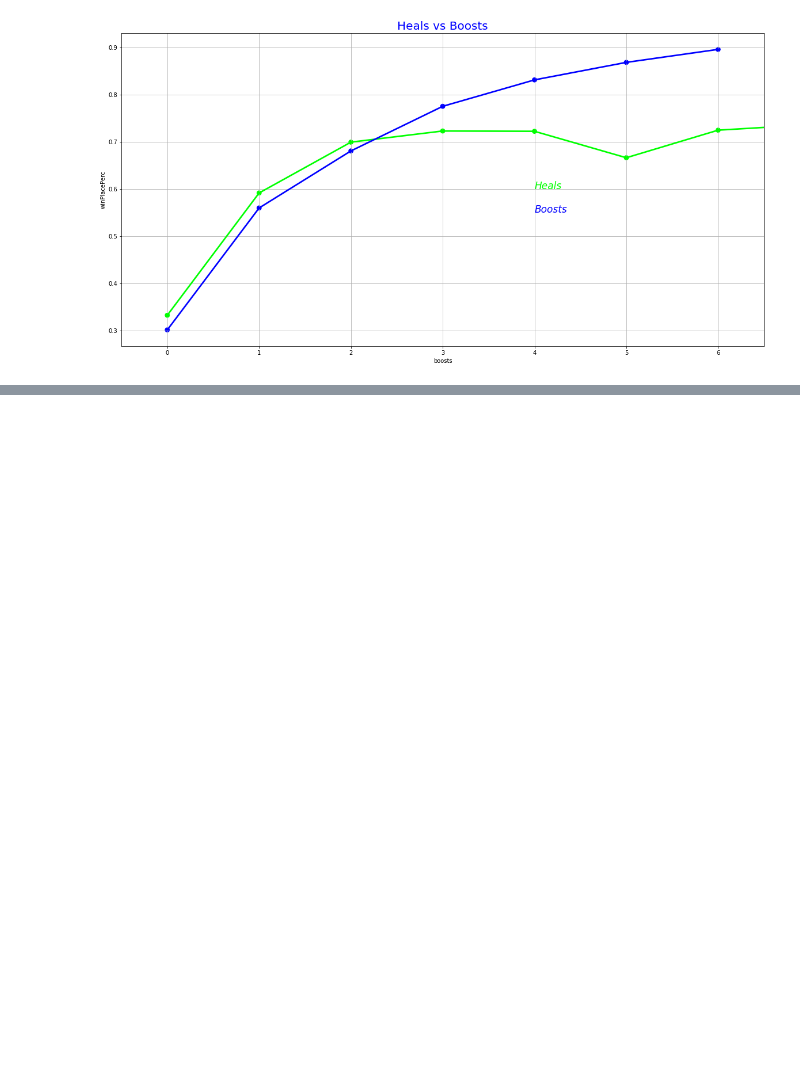
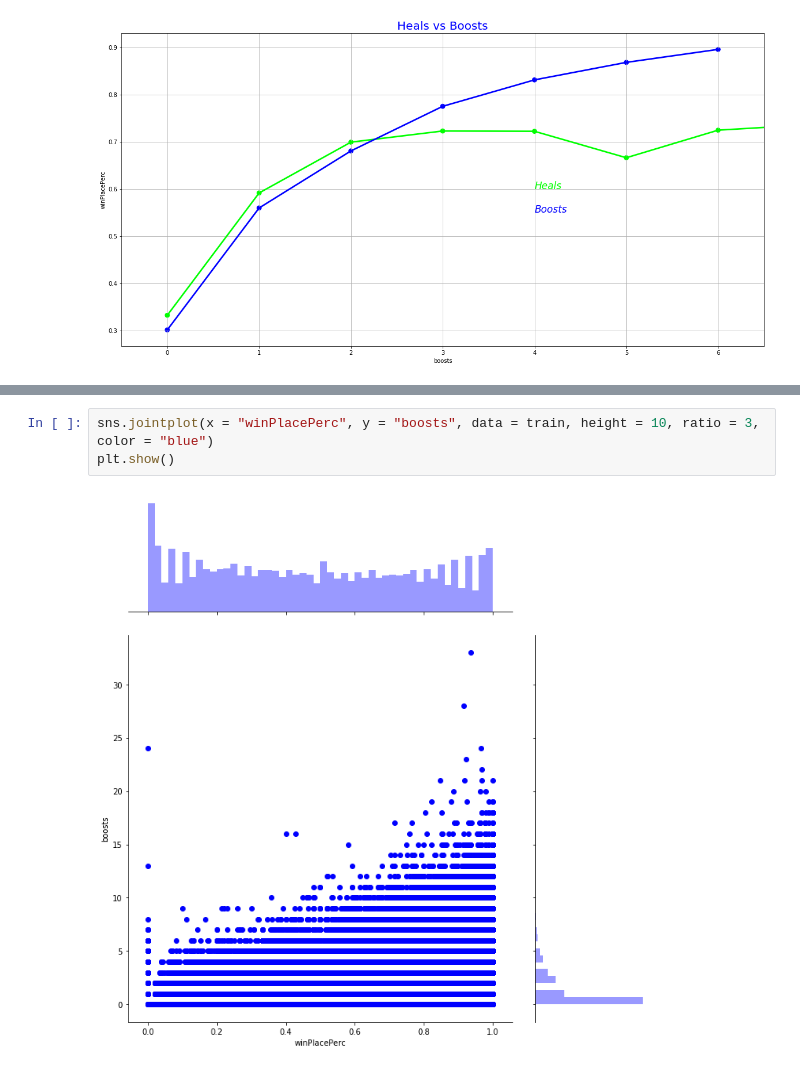
Before and after one commit to Sen-Ma/PUBG-Kaggle, a Jupyter notebook: PUBG_EDA_is_Fun.ipynb, the cells around one changed output, grey strips where cells are left out. Cells and saved outputs as stored; diff of their text form; blank space fills up the shorter version.

```diff
--- a/PUBG_EDA_is_Fun.ipynb
+++ b/PUBG_EDA_is_Fun.ipynb
@@ -205,0 +209,5 @@ sns.jointplot(x = "winPlacePerc", y = "heals", data = train, height = 10, ratio
+# %%
+sns.jointplot(x = "winPlacePerc", y = "boosts", data = train, height = 10, ratio = 3, color = "blue")
+plt.show()
+# %% [output]
+[figure, added]
```
Also changed, not shown: parts of 3 cells of this notebook.
